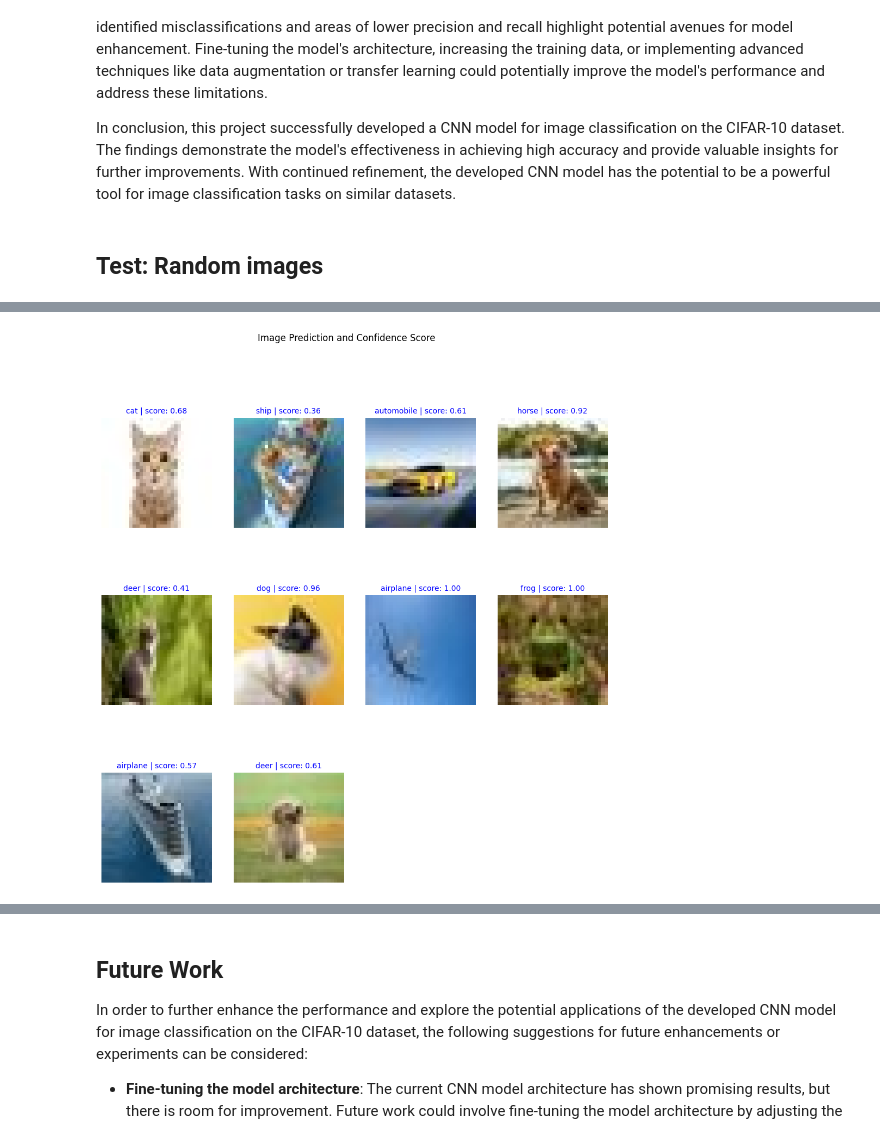
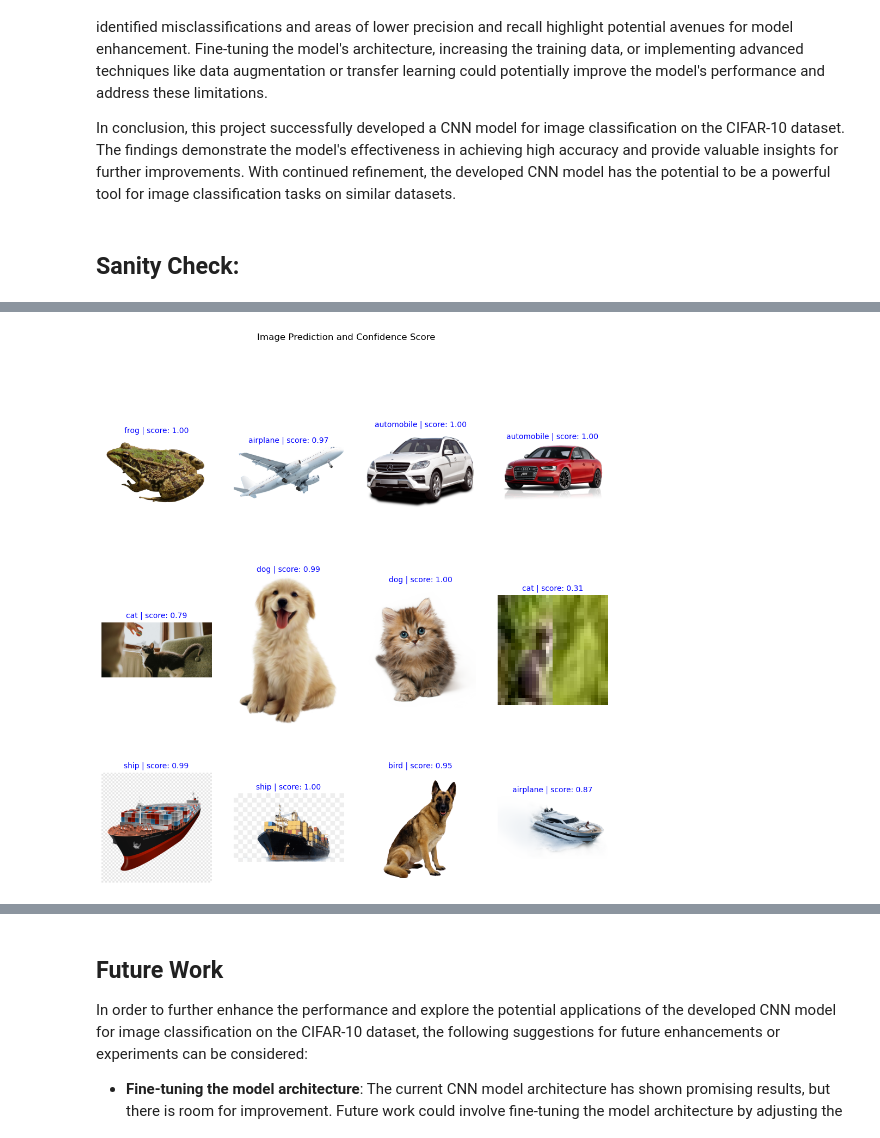
Before and after one commit to analyticsbyted/CNN-Image-Classification-CIFAR10, a Jupyter notebook: CNN_Image_Classification_CIFAR10.ipynb, the cells around one changed output, grey strips where cells are left out. Cells and saved outputs as stored; diff of their text form; code cells hidden in the pictures.

Commit message:
finished sanity check

```diff
--- a/CNN_Image_Classification_CIFAR10.ipynb
+++ b/CNN_Image_Classification_CIFAR10.ipynb
@@ -509,11 +493,13 @@ Overall, the developed CNN model proved to be effective for image classification
 However, it is important to note that the effectiveness of the model can still be improved in certain areas. The identified misclassifications and areas of lower precision and recall highlight potential avenues for model enhancement. Fine-tuning the model's architecture, increasing the training data, or implementing advanced techniques like data augmentation or transfer learning could potentially improve the model's performance and address these limitations.
 
 In conclusion, this project successfully developed a CNN model for image classification on the CIFAR-10 dataset. The findings demonstrate the model's effectiveness in achieving high accuracy and provide valuable insights for further improvements. With continued refinement, the developed CNN model has the potential to be a powerful tool for image classification tasks on similar datasets.
-# %% [markdown]
-## Test: Random images
+# %% [markdown]
+## Sanity Check:
 # %%
 from PIL import Image
-#from tensorflow.keras.models.load_model
+import numpy as np
+from tensorflow.keras.models import load_model
+import matplotlib.pyplot as plt
 import os
 
 # Get the current directory
@@ -525,14 +511,28 @@ model = load_model(model_path)
 
 # Function to preprocess the image
 def preprocess_image(image):
+    if image is None:
+        return None
+
+    # Convert the image to RGB mode if it has an alpha channel
+    if image.mode == 'RGBA':
+        image = image.convert('RGB')
+
+    # Check the number of channels
+    if len(image.split()) != 3:
+        # Convert to RGB format if not already
+        image = image.convert('RGB')
+
     # Resize the image to match the input shape of the model
-    #image = image.resize((32, 32))
+    image = image.resize((32, 32))
     # Convert the image to a numpy array
     image = np.array(image)
     # Normalize the image pixel values to the range of [0, 1]
     image = image.astype('float32') / 255.0
     # Expand the dimensions of the image to match the input shape of the model
     image = np.expand_dims(image, axis=0)
+    # Add the channel dimension
+    image = np.expand_dims(image, axis=-1)
     return image
 
 # Function to predict the class label and confidence score of an image
@@ -552,17 +552,15 @@ folder_path = os.path.join(current_directory, 'images')
 # Get the list of image files in the folder
 image_files = [os.path.join(folder_path, file) for file in os.listdir(folder_path) if file.endswith(('.png', '.jpg', '.jpeg'))]
 
-i= 0
 plt.figure(figsize=(12, 12))
 # Predict the class label and confidence score for each image
-for image_file in image_files:
+for i, image_file in enumerate(image_files):
     # Read the image file
     image = Image.open(image_file)
     # Predict the class label and confidence score of the image
     predicted_class, confidence_score = predict_image(image, model)
     # Display the image file name, predicted class, and confidence score
     class_labels = ['airplane', 'automobile', 'bird', 'cat', 'deer', 'dog', 'frog', 'horse', 'ship', 'truck']
-    #print(f"Image: {os.path.basename(image_file)} | Predicted class: {class_labels[predicted_class]} | Confidence: {confidence_score:.4f}")
     # Display the image
     ax = plt.subplot(3, 4, i + 1)
     plt.imshow(image)
@@ -570,9 +568,7 @@ for image_file in image_files:
     plt.title(f"{class_labels[predicted_class]} | score: {confidence_score:.2f}",
               color='blue',
               fontsize=10)
-    i += 1
 
 plt.suptitle('Image Prediction and Confidence Score')
-#plt.tight_layout()
 plt.show()
 # %% [output]
@@ -589 +587 @@ plt.show()
-[figure, old version]
+[figure, new version]
```
Also changed, not shown: parts of 13 cells of this notebook, 29 other files.
